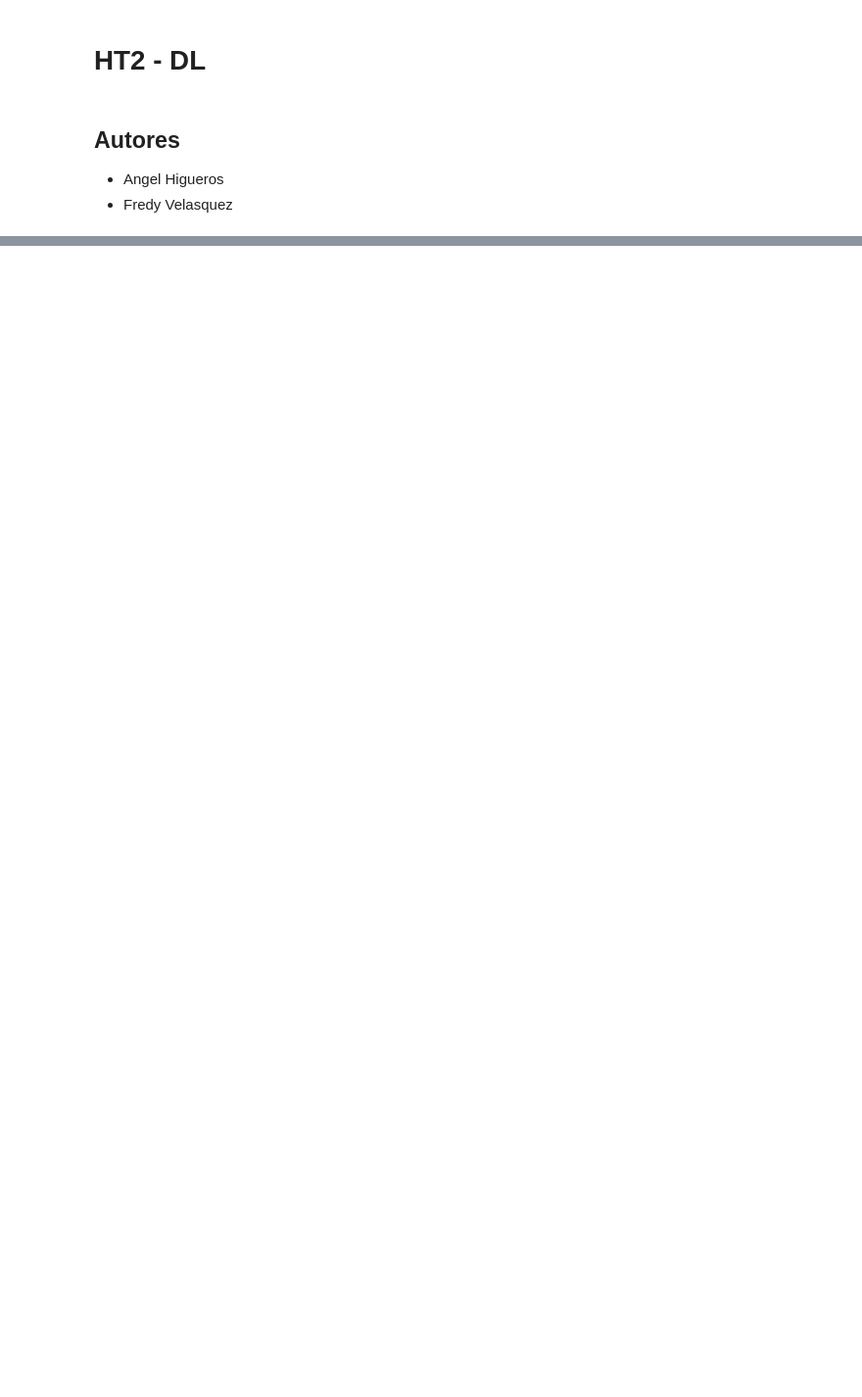
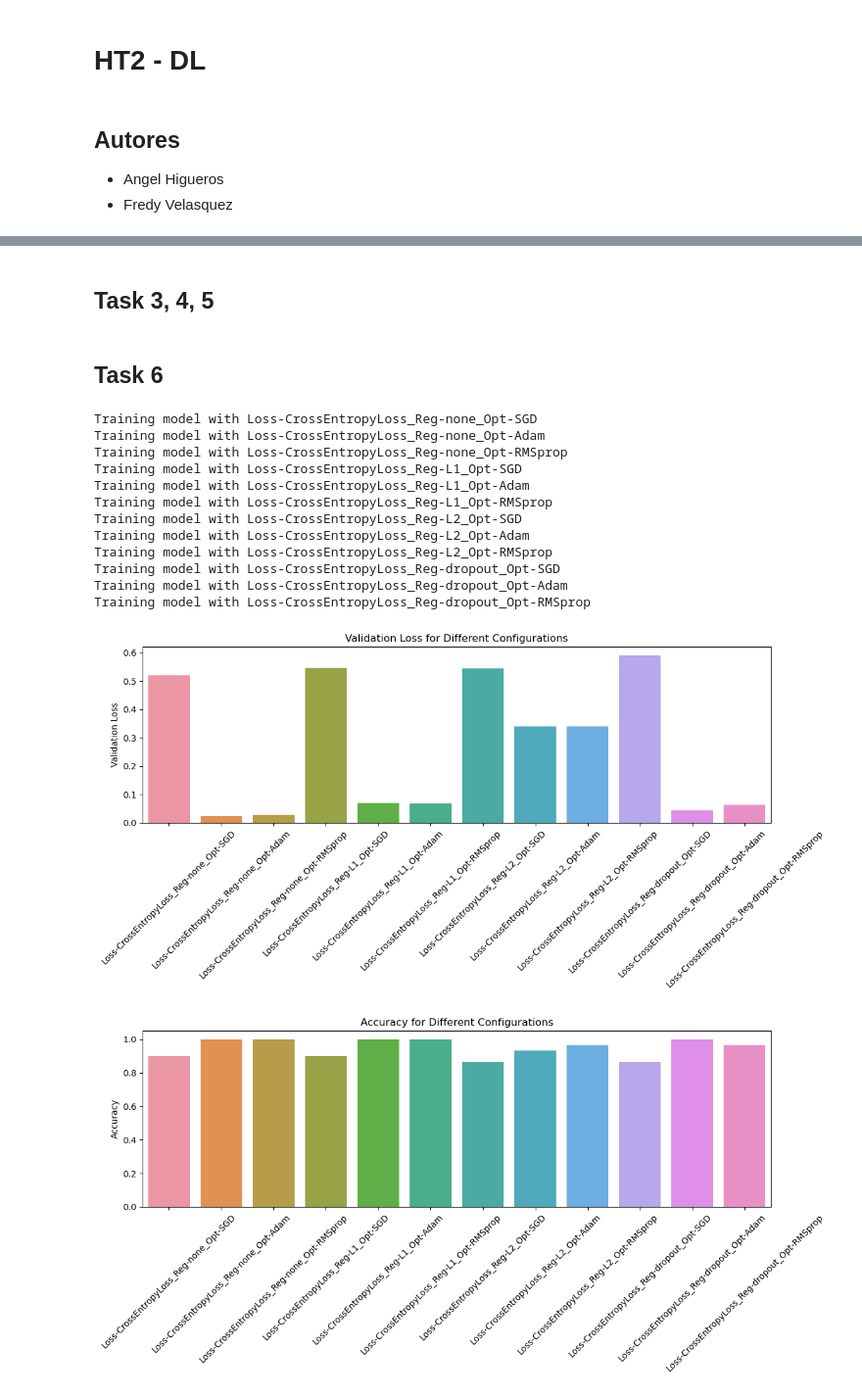
Before and after one commit to fredyvelasquezgt/HT2-DL, a Jupyter notebook: ht2.ipynb, the cells around one changed output, grey strips where cells are left out. Shown: that part at 98% size. Drawn from its saved outputs; the diff is of its cells as text; code cells hidden in the pictures; blank space fills up the shorter version.

```diff
--- a/ht2.ipynb
+++ b/ht2.ipynb
@@ -17,15 +38,13 @@ X_train, X_val, y_train, y_val = train_test_split(X, y, test_size=0.2, random_st
 # %%
-import torch
-import torch.nn as nn
-import torch.nn.functional as F
-
-class NeuralNetwork(nn.Module):
-    def __init__(self, input_size, hidden_size, num_classes):
-        super(NeuralNetwork, self).__init__()
+# Task 2 - Arquitectura modelo
+class SimpleNN(nn.Module):
+    def __init__(self, input_size, hidden_size, output_size):
+        super(SimpleNN, self).__init__()
         self.fc1 = nn.Linear(input_size, hidden_size)
-        self.fc2 = nn.Linear(hidden_size, num_classes)
+        self.fc2 = nn.Linear(hidden_size, output_size)
+        self.relu = nn.ReLU()
 
     def forward(self, x):
-        x = F.relu(self.fc1(x))
+        x = self.relu(self.fc1(x))
         x = self.fc2(x)
         return x
@@ -40,0 +51,2 @@ def get_loss_function(loss_type):
+# %% [markdown]
+## Task 3, 4, 5
@@ -40,0 +80,54 @@ def get_loss_function(loss_type):
+# %% [markdown]
+## Task 6
+# %%
+loss_functions = [nn.CrossEntropyLoss]
+regularizations = [None, 'L1', 'L2', 'dropout']
+optimizers = ['SGD', 'Adam', 'RMSprop']
+
+metrics = {}
+for loss_fn in loss_functions:
+    for reg in regularizations:
+        for opt in optimizers:
+            key = f"Loss-{loss_fn.__name__}_Reg-{reg if reg else 'none'}_Opt-{opt}"
+            print(f"Training model with {key}")
+            model = train_model(loss_fn, reg, opt)
+
+            model.eval()
+            with torch.no_grad():
+                val_outputs = model(X_val)
+                val_loss = loss_fn()(val_outputs, y_val)
+                _, preds = torch.max(val_outputs, 1)
+                accuracy = torch.sum(preds == y_val).item() / len(y_val)
+                metrics[key] = {'Validation Loss': val_loss.item(), 'Accuracy': accuracy}
+
+# Visualización
+df = pd.DataFrame(metrics).T
+
+plt.figure(figsize=(12,6))
+sns.barplot(x=df.index, y=df['Validation Loss'])
+plt.title('Validation Loss for Different Configurations')
+plt.xticks(rotation=45)
+plt.tight_layout()
+plt.show()
+
+plt.figure(figsize=(12,6))
+sns.barplot(x=df.index, y=df['Accuracy'])
+plt.title('Accuracy for Different Configurations')
+plt.xticks(rotation=45)
+plt.tight_layout()
+plt.show()
+# %% [output]
+Training model with Loss-CrossEntropyLoss_Reg-none_Opt-SGD
+Training model with Loss-CrossEntropyLoss_Reg-none_Opt-Adam
+Training model with Loss-CrossEntropyLoss_Reg-none_Opt-RMSprop
+Training model with Loss-CrossEntropyLoss_Reg-L1_Opt-SGD
+Training model with Loss-CrossEntropyLoss_Reg-L1_Opt-Adam
+Training model with Loss-CrossEntropyLoss_Reg-L1_Opt-RMSprop
+Training model with Loss-CrossEntropyLoss_Reg-L2_Opt-SGD
+Training model with Loss-CrossEntropyLoss_Reg-L2_Opt-Adam
+Training model with Loss-CrossEntropyLoss_Reg-L2_Opt-RMSprop
+Training model with Loss-CrossEntropyLoss_Reg-dropout_Opt-SGD
+Training model with Loss-CrossEntropyLoss_Reg-dropout_Opt-Adam
+Training model with Loss-CrossEntropyLoss_Reg-dropout_Opt-RMSprop
+[figure, added]
+[figure, added]
```
Also changed, not shown: parts of 7 cells of this notebook.
